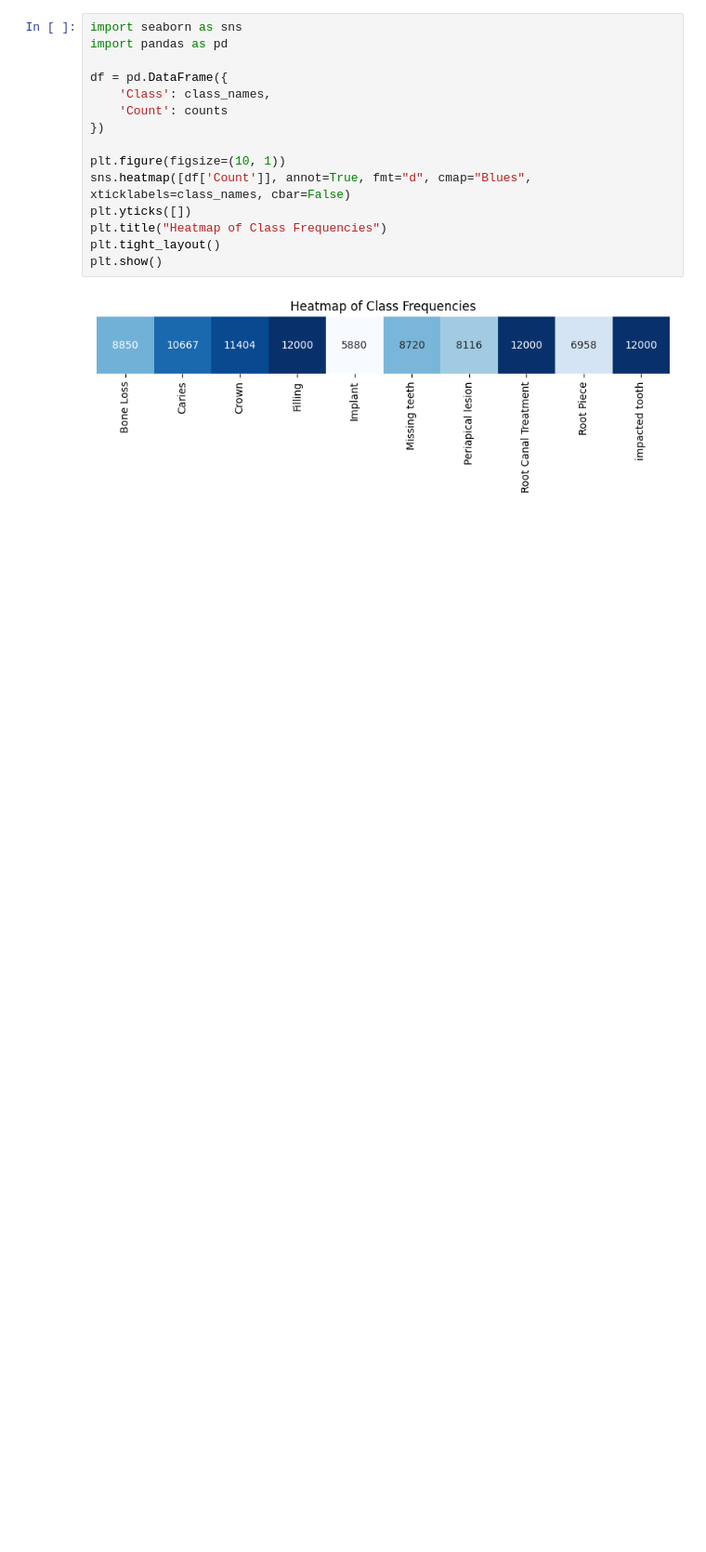
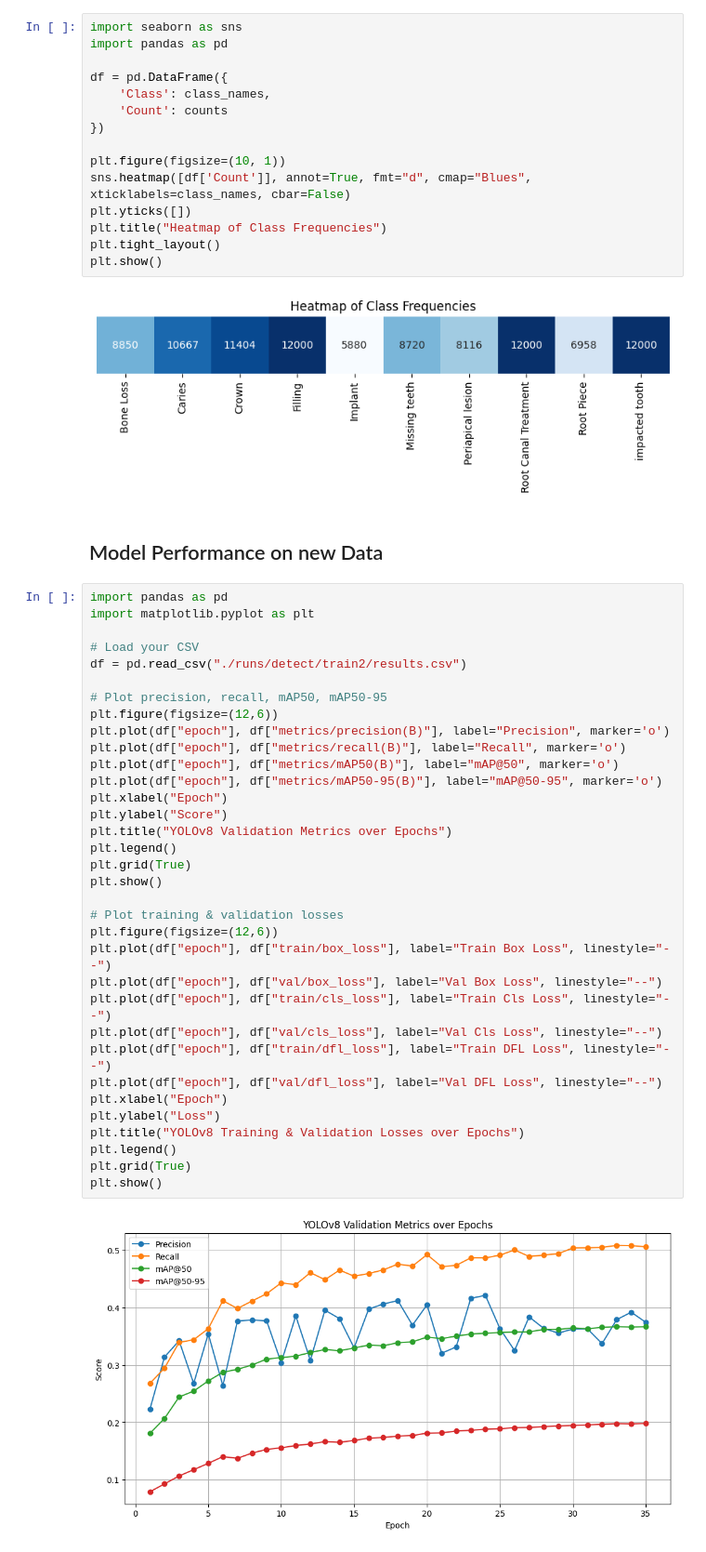
Before and after one commit to Hikma-Ahmed7040/Final-dental-x-ray-ai-assistant, a Jupyter notebook: visualizations.ipynb, the cells around one changed output. Shown: that part at 93% size. Saved outputs shown, nothing was run; the diff lists cells and outputs as text; blank space fills up the shorter version.

```diff
--- a/visualizations.ipynb
+++ b/visualizations.ipynb
@@ -34,3 +34,41 @@ plt.tight_layout()
 plt.show()
 # %% [output]
 [figure]
+# %% [markdown]
+## Model Performance on new Data
+# %%
+import pandas as pd
+import matplotlib.pyplot as plt
+
+# Load your CSV
+df = pd.read_csv("./runs/detect/train2/results.csv")
+
+# Plot precision, recall, mAP50, mAP50-95
+plt.figure(figsize=(12,6))
+plt.plot(df["epoch"], df["metrics/precision(B)"], label="Precision", marker='o')
+plt.plot(df["epoch"], df["metrics/recall(B)"], label="Recall", marker='o')
+plt.plot(df["epoch"], df["metrics/mAP50(B)"], label="mAP@50", marker='o')
+plt.plot(df["epoch"], df["metrics/mAP50-95(B)"], label="mAP@50-95", marker='o')
+plt.xlabel("Epoch")
+plt.ylabel("Score")
+plt.title("YOLOv8 Validation Metrics over Epochs")
+plt.legend()
+plt.grid(True)
+plt.show()
+
+# Plot training & validation losses
+plt.figure(figsize=(12,6))
+plt.plot(df["epoch"], df["train/box_loss"], label="Train Box Loss", linestyle="--")
+plt.plot(df["epoch"], df["val/box_loss"], label="Val Box Loss", linestyle="--")
+plt.plot(df["epoch"], df["train/cls_loss"], label="Train Cls Loss", linestyle="--")
+plt.plot(df["epoch"], df["val/cls_loss"], label="Val Cls Loss", linestyle="--")
+plt.plot(df["epoch"], df["train/dfl_loss"], label="Train DFL Loss", linestyle="--")
+plt.plot(df["epoch"], df["val/dfl_loss"], label="Val DFL Loss", linestyle="--")
+plt.xlabel("Epoch")
+plt.ylabel("Loss")
+plt.title("YOLOv8 Training & Validation Losses over Epochs")
+plt.legend()
+plt.grid(True)
+plt.show()
+# %% [output]
+[figure, added]
```
Also changed, not shown: parts of 1 cell of this notebook, 25 other files.
